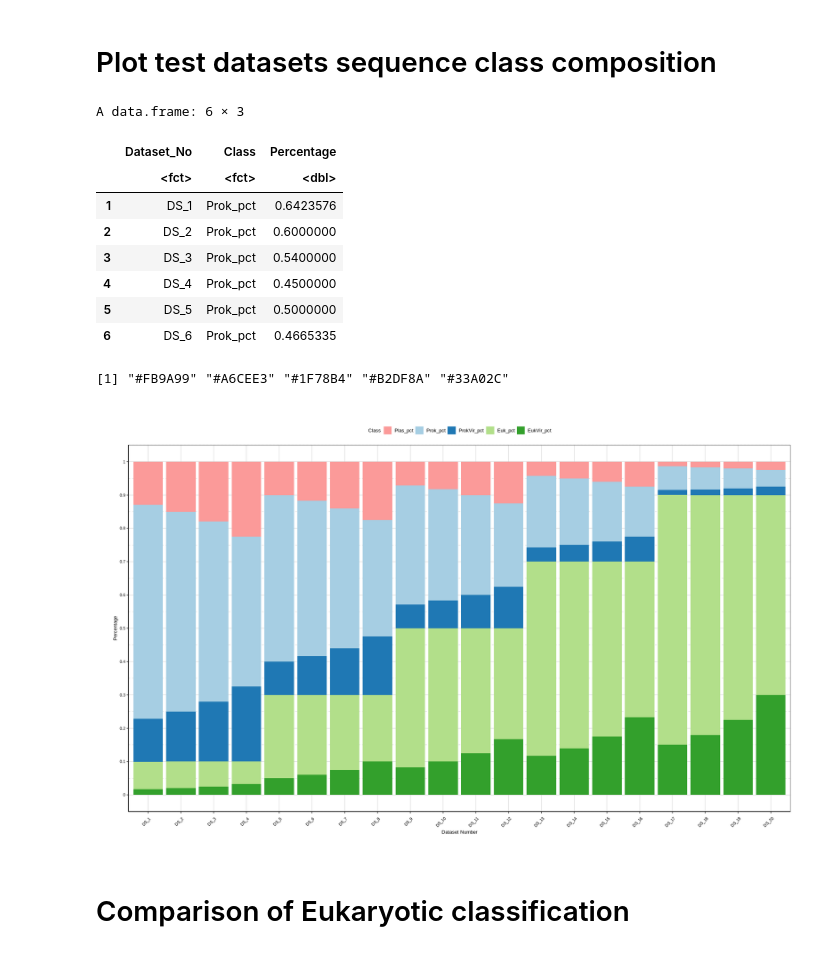
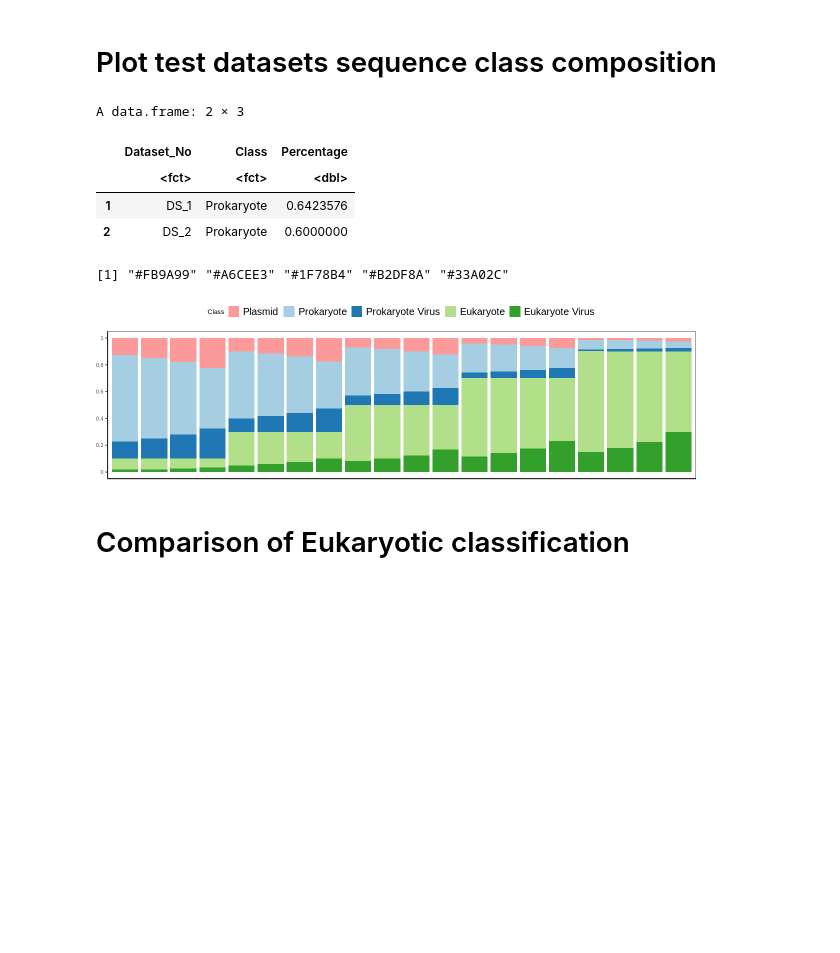
Before and after one commit to chengsly/DeepMicroClass, a Jupyter notebook: plot_figures/plot_acc_f1/Visualization_in_R.ipynb, the cells around one changed output. Saved outputs shown, nothing was run; the diff lists cells and outputs as text; code cells hidden in the pictures; blank space fills up the shorter version.

Commit message:
new figures, organizing files

```diff
--- a/plot_figures/plot_acc_f1/Visualization_in_R.ipynb
+++ b/plot_figures/plot_acc_f1/Visualization_in_R.ipynb
@@ -115,17 +142,20 @@ metadata_df_pct <- metadata_df %>%
   tidyr::gather(Prok_pct:Euk_pct, key = Class, value = Percentage) %>%
   mutate(Class = factor(Class, levels=c("Plas_pct", "Prok_pct", "ProkVir_pct", "Euk_pct", "EukVir_pct")))
 
-head(metadata_df_pct)
+metadata_df_pct <- metadata_df_pct %>% mutate(Class=dplyr::recode(Class,
+  "Plas_pct" = "Plasmid",
+  "Prok_pct" = "Prokaryote",
+  "ProkVir_pct" = "Prokaryote Virus",
+  "Euk_pct" = "Eukaryote",
+  "EukVir_pct" = "Eukaryote Virus"
+))
+head(metadata_df_pct, 2)
 # %% [output]
-A data.frame: 6 × 3
+A data.frame: 2 × 3
 |  | Dataset_No | Class | Percentage |
 |  | <fct> | <fct> | <dbl> |
-| 1 | DS_1 | Prok_pct | 0.6423576 |
-| 2 | DS_2 | Prok_pct | 0.6000000 |
-| 3 | DS_3 | Prok_pct | 0.5400000 |
-| 4 | DS_4 | Prok_pct | 0.4500000 |
-| 5 | DS_5 | Prok_pct | 0.5000000 |
-| 6 | DS_6 | Prok_pct | 0.4665335 |
+| 1 | DS_1 | Prokaryote | 0.6423576 |
+| 2 | DS_2 | Prokaryote | 0.6000000 |
 # %%
 colors <- brewer.pal(5, "Paired")
 colors <- c("#FB9A99", "#A6CEE3", "#1F78B4", "#B2DF8A", "#33A02C")
@@ -133,46 +163,59 @@ colors
 # %% [output]
 [1] "#FB9A99" "#A6CEE3" "#1F78B4" "#B2DF8A" "#33A02C"
 # %%
-options(repr.plot.width=16, repr.plot.height=10)
+options(repr.plot.width=10, repr.plot.height=3)
 
 ggplot(data = metadata_df_pct, aes(x=Dataset_No, y=Percentage, fill=Class)) +
   geom_bar(position="stack", stat="identity") +
 #   geom_text(aes(label = round(Percentage*100, 2)), position = position_stack(vjust = 0.5), size = 5) +
   #scale_fill_brewer(palette="Paired") +
   scale_fill_manual(values=colors) +
-  scale_y_continuous(breaks = seq(0, 1, 0.1), labels = seq(0,1,0.1)) +
+  # scale_y_continuous(breaks = seq(0, 1, 0.1), labels = seq(0,1,0.1)) +
+  scale_y_continuous(breaks = seq(0, 1, 0.2), labels = seq(0,1,0.2)) +
   coord_cartesian(ylim = c(0, 1)) +
   labs(x="Dataset Number", y="Percentage") +
   theme_bw() +
   theme(panel.background = element_blank(),
        axis.line = element_line(colour = "black"),
        # text = element_text(size = 20),
        text = element_text(size = 8),
 
        # axis.title.x = element_text(size=24, color="black", vjust=-1),
        # axis.title.y = element_text(size=24, color="black"),
-       axis.title.x = element_text(size=8, color="black", vjust=-1),
-       axis.title.y = element_text(size=8, color="black"),
+      #  axis.title.x = element_text(size=8, color="black", vjust=-1),
+      #  axis.title.y = element_text(size=8, color="black"),
+      axis.title = element_blank(),
 
-       axis.text.x = element_text(angle = 45, hjust = 0.8, vjust=0.6, color="black"),
-       axis.text.y = element_text(angle = 0, color="black"),
-       panel.grid.minor.x = element_line(colour = "grey", size=0.2, linetype = 'dashed'),
-       panel.grid.major.x = element_line(colour = "grey", size=0.2),
-       panel.grid.minor.y = element_line(colour = "grey", size = 0.2, linetype = 'dashed'),
-       panel.grid.major.y = element_line(colour = "grey", size=0.2),
+      # axis.text.x = element_text(angle = 45, hjust = 0.8, vjust=0.6, color="black"),
+      # axis.text.y = element_text(angle = 0, color="black"),
+      # panel.grid.minor.x = element_line(colour = "grey", size=0.2, linetype = 'dashed'),
+      # panel.grid.major.x = element_line(colour = "grey", size=0.2),
+      # panel.grid.minor.y = element_line(colour = "grey", size = 0.2, linetype = 'dashed'),
+      # panel.grid.major.y = element_line(colour = "grey", size=0.2),
+      axis.text.x = element_blank(),
+      axis.ticks.x = element_blank(),
+      panel.grid = element_blank(),
+      # axis.text = element_blank(),
+      # axis.ticks = element_blank(),
+      # panel.border = element_blank(),
+      # axis.line = element_blank(),
        #  legend.position = "right",
        legend.position = "top",
        # legend.text=element_text(size=20),
-       legend.text = element_text(size=8, color="black"),
+       legend.text = element_text(size=12, color="black"),
        legend.key.size = unit(1,"line"),
-       plot.margin=unit(c(1,1,1,1),"cm")
+      #  plot.margin=unit(c(1,1,1,1),"cm")
+       plot.margin=unit(c(0,0,0,0),"cm")
+
        )
-ggsave(filename="test_dataset_composition_barplot.pdf",  useDingbats=FALSE,
+ggsave(filename="test_dataset_composition_barplot.svg", # useDingbats=FALSE,
        plot = last_plot(), path=res_dir,
-       scale = 1, width = 200, height = 100, units = "mm",
+      #  scale = 1, width = 200, height = 100, units = "mm",
+       scale = 1, width = 200, height = 30, units = "mm",
+      bg = "transparent",
        dpi = 300, limitsize = FALSE)
 # %% [output]
-[figure, old version]
+[figure, new version]
 # %% [markdown]
 # Comparison of Eukaryotic classification
 # %%
```
Also changed, not shown: parts of 27 cells of this notebook, 54 other files.
